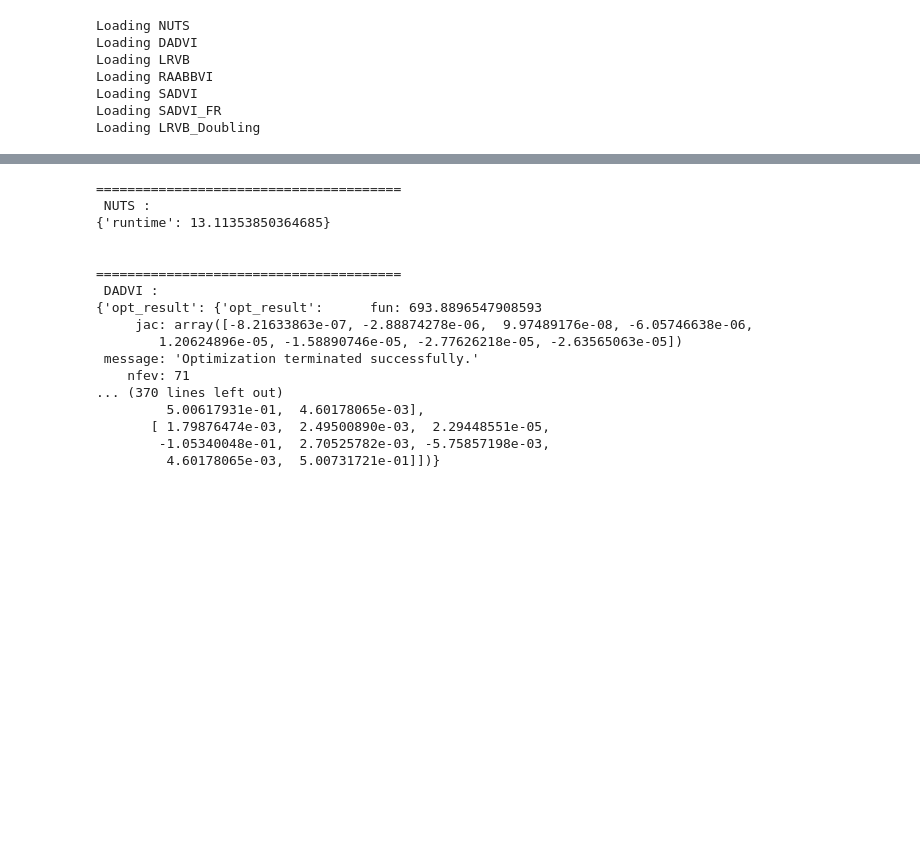
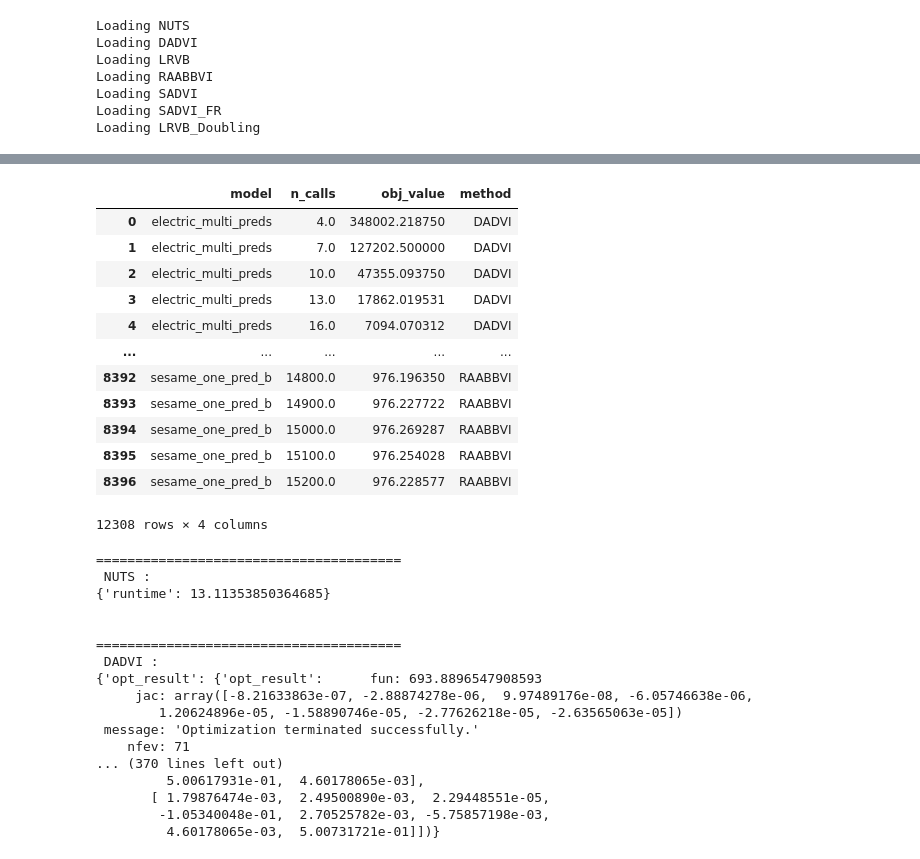
Before and after one commit to martiningram/dadvi-experiments, a Jupyter notebook: comparison/analysis/LoadAndTidyAndSave.ipynb, the cells around one changed output, grey strips where cells are left out. Saved outputs shown, nothing was run; the diff lists cells and outputs as text; code cells hidden in the pictures; blank space fills up the shorter version.

Commit message:
save kl traces

```diff
--- a/comparison/analysis/LoadAndTidyAndSave.ipynb
+++ b/comparison/analysis/LoadAndTidyAndSave.ipynb
@@ -92,0 +134,7 @@ def GetObjectiveTrace(method, metadata):
+# %%
+trace_dfs = []
+raw_metadata = {}
+for folder, method in folder_method_list:
+    print(f'Loading {method}')
+    trace_dfs.append(GetTraceDataframe(folder, method))
+trace_df = pd.concat(trace_dfs)
@@ -92,0 +149,16 @@ def GetObjectiveTrace(method, metadata):
+# %%
+trace_df
+# %% [output]
+|  | model | n_calls | obj_value | method |
+| 0 | electric_multi_preds | 4.0 | 348002.218750 | DADVI |
+| 1 | electric_multi_preds | 7.0 | 127202.500000 | DADVI |
+| 2 | electric_multi_preds | 10.0 | 47355.093750 | DADVI |
+| 3 | electric_multi_preds | 13.0 | 17862.019531 | DADVI |
+| 4 | electric_multi_preds | 16.0 | 7094.070312 | DADVI |
+| ... | ... | ... | ... | ... |
+| 8392 | sesame_one_pred_b | 14800.0 | 976.196350 | RAABBVI |
+| 8393 | sesame_one_pred_b | 14900.0 | 976.227722 | RAABBVI |
+| 8394 | sesame_one_pred_b | 15000.0 | 976.269287 | RAABBVI |
+| 8395 | sesame_one_pred_b | 15100.0 | 976.254028 | RAABBVI |
+| 8396 | sesame_one_pred_b | 15200.0 | 976.228577 | RAABBVI |
+12308 rows × 4 columns
```
Also changed, not shown: parts of 3 cells of this notebook.
